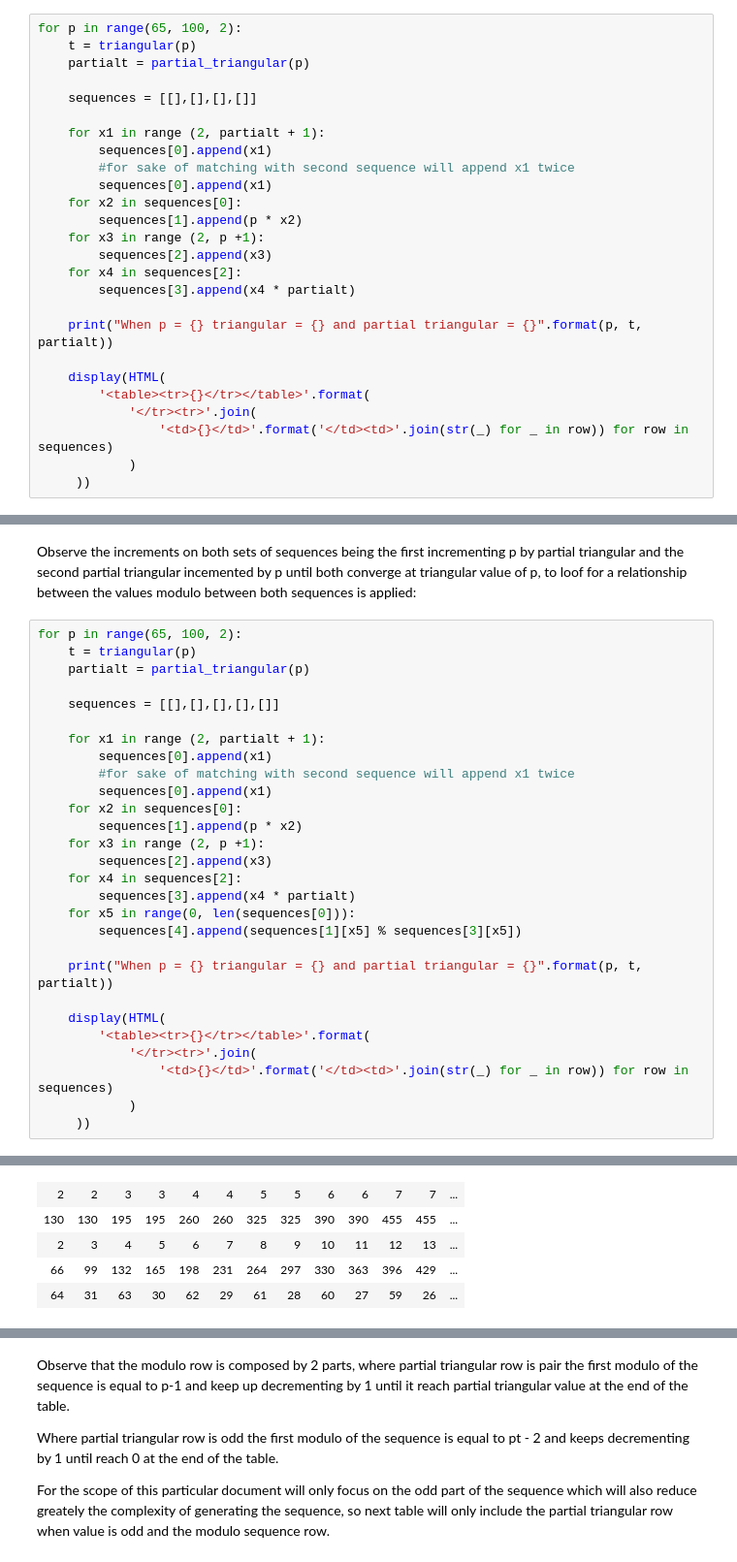
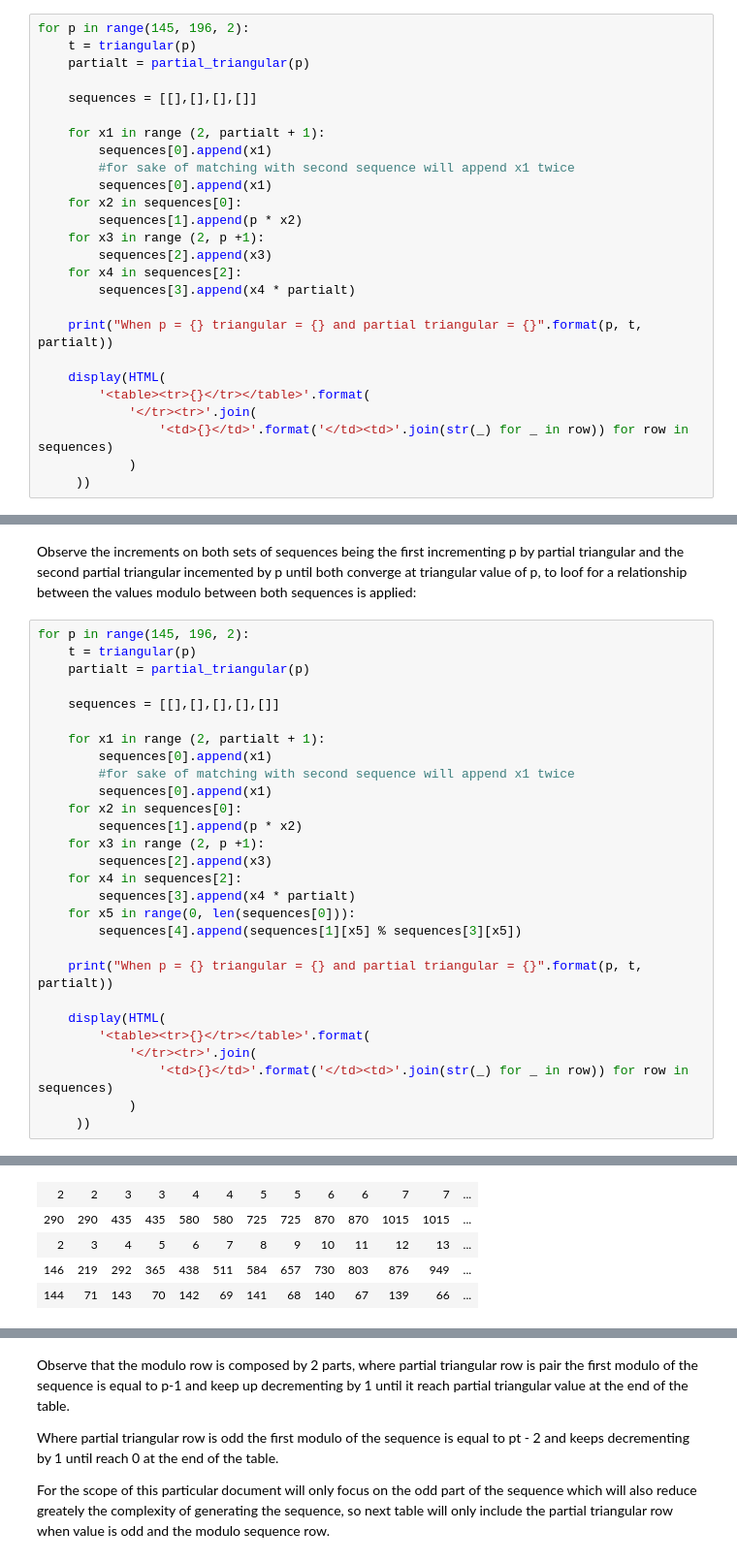
Before and after one commit to PandaLz/PrimeRT-Lz, a Jupyter notebook: index.ipynb, the cells around one changed output, grey strips where cells are left out. Shown at 97% size. Drawn from its saved outputs; the diff is of its cells as text.

```diff
--- a/index.ipynb
+++ b/index.ipynb
@@ -70,7 +69,7 @@ for x in range(65, 100, 2):
 # %% [markdown]
 Having in count partial triangular value 2 sets of sequences can be generated until the triangular value is reached calling each odd number in sequence p:
 # %%
-for p in range(65, 100, 2):
+for p in range(145, 196, 2):
     t = triangular(p)
     partialt = partial_triangular(p)
 
@@ -130,7 +129,7 @@ When p = 75 triangular = 2850 and partial triangular = 38
 # %% [markdown]
 Observe the increments on both sets of sequences being the first incrementing p by partial triangular and the second partial triangular incemented by p until both converge at triangular value of p, to loof for a relationship between the values modulo between both sequences is applied:
 # %%
-for p in range(65, 100, 2):
+for p in range(145, 196, 2):
     t = triangular(p)
     partialt = partial_triangular(p)
 
@@ -162,5 +161,5 @@ When p = 65 triangular = 2145 and partial triangular = 33
 | 2 | 2 | 3 | 3 | 4 | 4 | 5 | 5 | 6 | 6 | 7 | 7 | ... |
-| 130 | 130 | 195 | 195 | 260 | 260 | 325 | 325 | 390 | 390 | 455 | 455 | ... |
+| 290 | 290 | 435 | 435 | 580 | 580 | 725 | 725 | 870 | 870 | 1015 | 1015 | ... |
 | 2 | 3 | 4 | 5 | 6 | 7 | 8 | 9 | 10 | 11 | 12 | 13 | ... |
-| 66 | 99 | 132 | 165 | 198 | 231 | 264 | 297 | 330 | 363 | 396 | 429 | ... |
-| 64 | 31 | 63 | 30 | 62 | 29 | 61 | 28 | 60 | 27 | 59 | 26 | ... |
+| 146 | 219 | 292 | 365 | 438 | 511 | 584 | 657 | 730 | 803 | 876 | 949 | ... |
+| 144 | 71 | 143 | 70 | 142 | 69 | 141 | 68 | 140 | 67 | 139 | 66 | ... |
```
Also changed, not shown: parts of 12 cells of this notebook.
